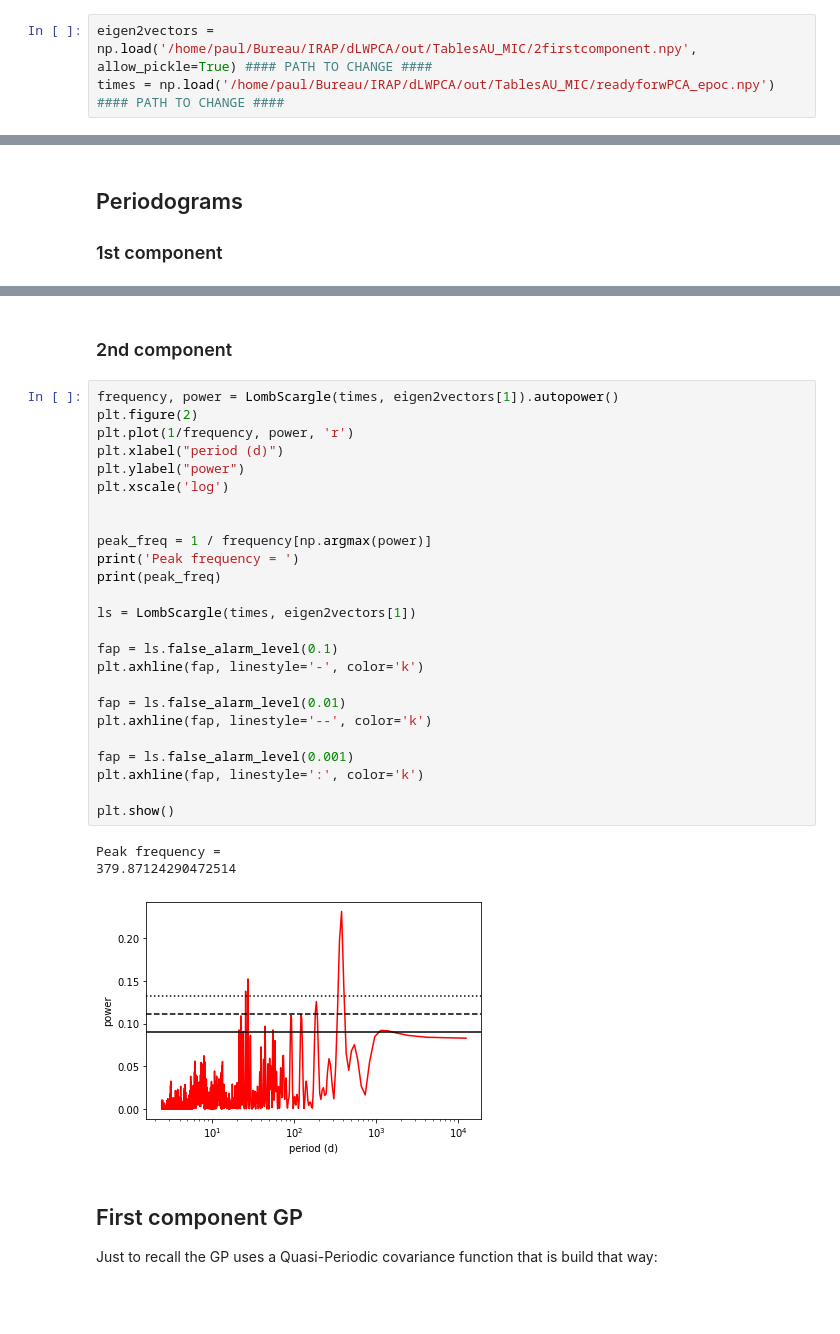
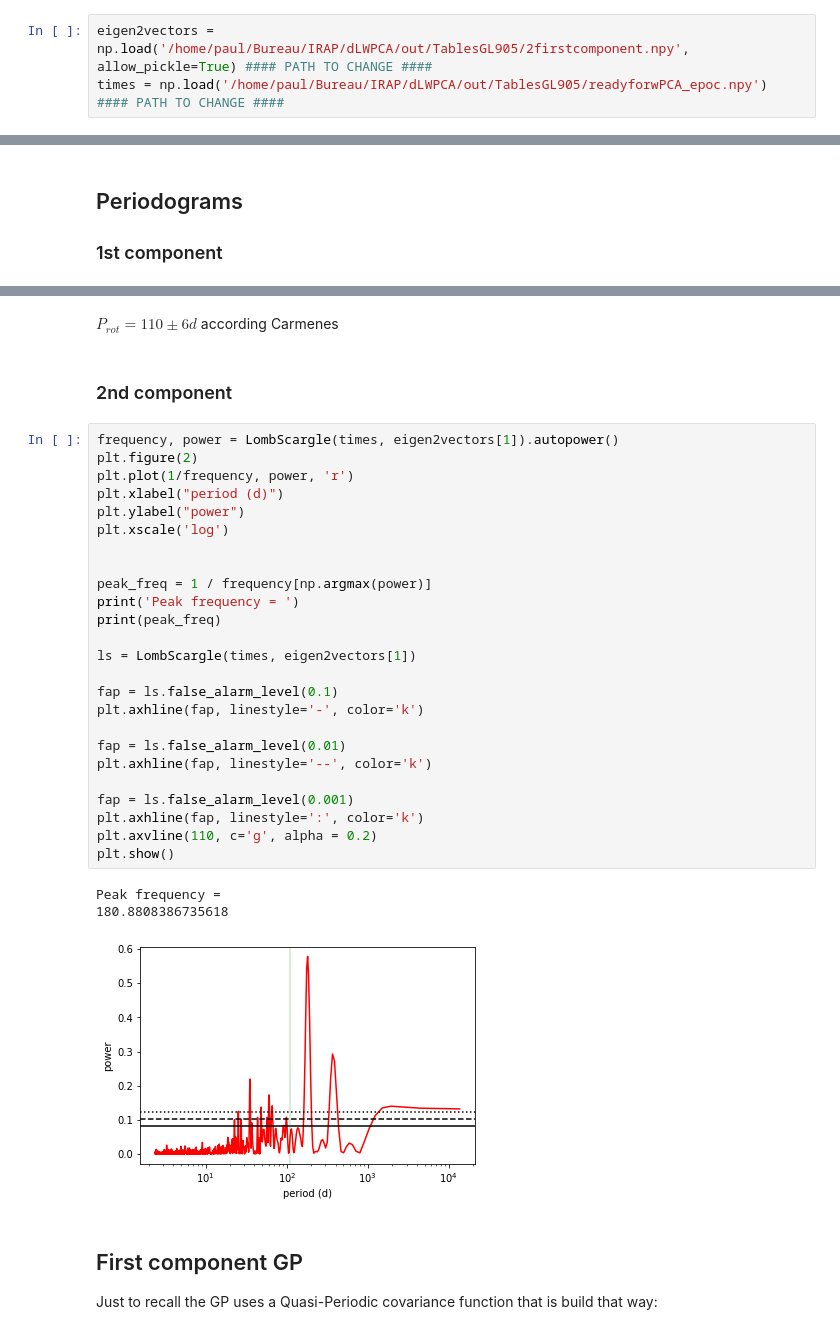
Before and after one commit to Paul-Charpentier/SPCAndie, a Jupyter notebook: GwPCA_Template.ipynb, the cells around one changed output, grey strips where cells are left out. Drawn from its saved outputs; the diff is of its cells as text; blank space fills up the shorter version.

```diff
--- a/GwPCA_Template.ipynb
+++ b/GwPCA_Template.ipynb
@@ -31,8 +31,8 @@ WARNING (theano.tensor.blas): Using NumPy C-API based implementation for BLAS fu
 # %% [markdown]
 ## Load 2 first componant
 # %%
-eigen2vectors = np.load('/home/paul/Bureau/IRAP/dLWPCA/out/TablesAU_MIC/2firstcomponent.npy', allow_pickle=True) #### PATH TO CHANGE ####
-times = np.load('/home/paul/Bureau/IRAP/dLWPCA/out/TablesAU_MIC/readyforwPCA_epoc.npy')                          #### PATH TO CHANGE ####
+eigen2vectors = np.load('/home/paul/Bureau/IRAP/dLWPCA/out/TablesGL905/2firstcomponent.npy', allow_pickle=True) #### PATH TO CHANGE ####
+times = np.load('/home/paul/Bureau/IRAP/dLWPCA/out/TablesGL905/readyforwPCA_epoc.npy')                          #### PATH TO CHANGE ####
 # %%
 plt.figure(figsize=(17, 6))
 plt.plot(times, eigen2vectors[0], 'b.', label='1st')
@@ -80,34 +80,36 @@ Peak frequency =
+# %% [markdown]
+$P_{rot} = 110  \pm 6 d$ according Carmenes
 # %% [markdown]
 ### 2nd component
 # %%
 frequency, power = LombScargle(times, eigen2vectors[1]).autopower()
 plt.figure(2)
 plt.plot(1/frequency, power, 'r')
 plt.xlabel("period (d)")
 plt.ylabel("power")
 plt.xscale('log')
 
 
 peak_freq = 1 / frequency[np.argmax(power)]
 print('Peak frequency = ')
 print(peak_freq)
 
 ls = LombScargle(times, eigen2vectors[1])
 
 fap = ls.false_alarm_level(0.1)
 plt.axhline(fap, linestyle='-', color='k')
 
 fap = ls.false_alarm_level(0.01)
 plt.axhline(fap, linestyle='--', color='k')
 
 fap = ls.false_alarm_level(0.001)
 plt.axhline(fap, linestyle=':', color='k')
-
+plt.axvline(110, c='g', alpha = 0.2)
 plt.show()
 # %% [output]
 Peak frequency =
-379.87124290472514
+180.8808386735618
-[figure, old version]
+[figure, new version]
 # %% [markdown]
 ## First component GP
 
```
Also changed, not shown: parts of 29 cells of this notebook.
